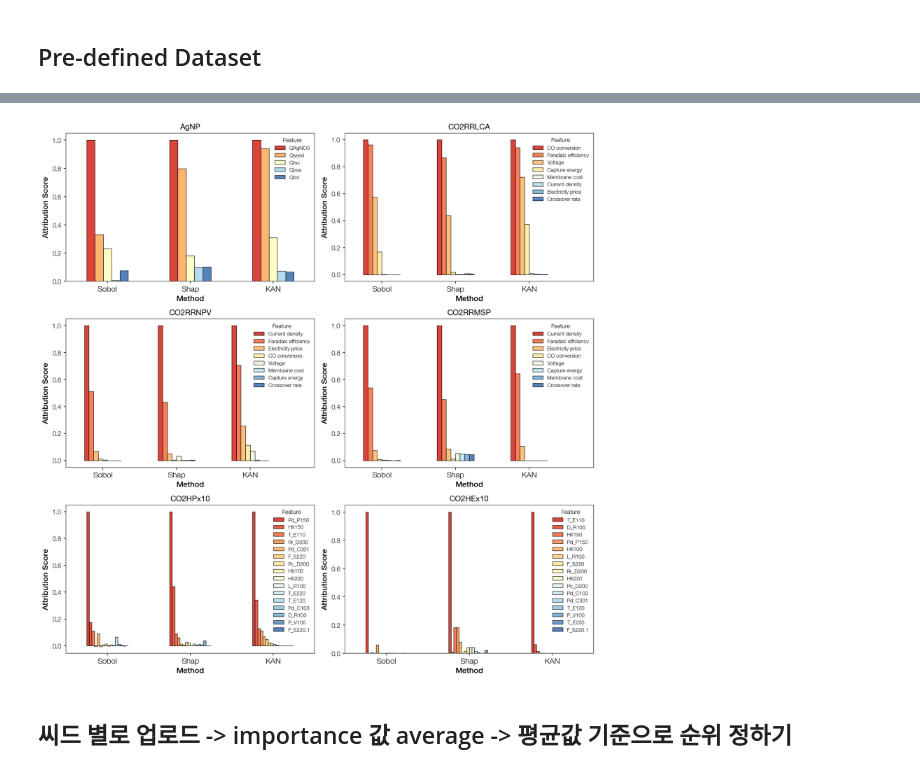
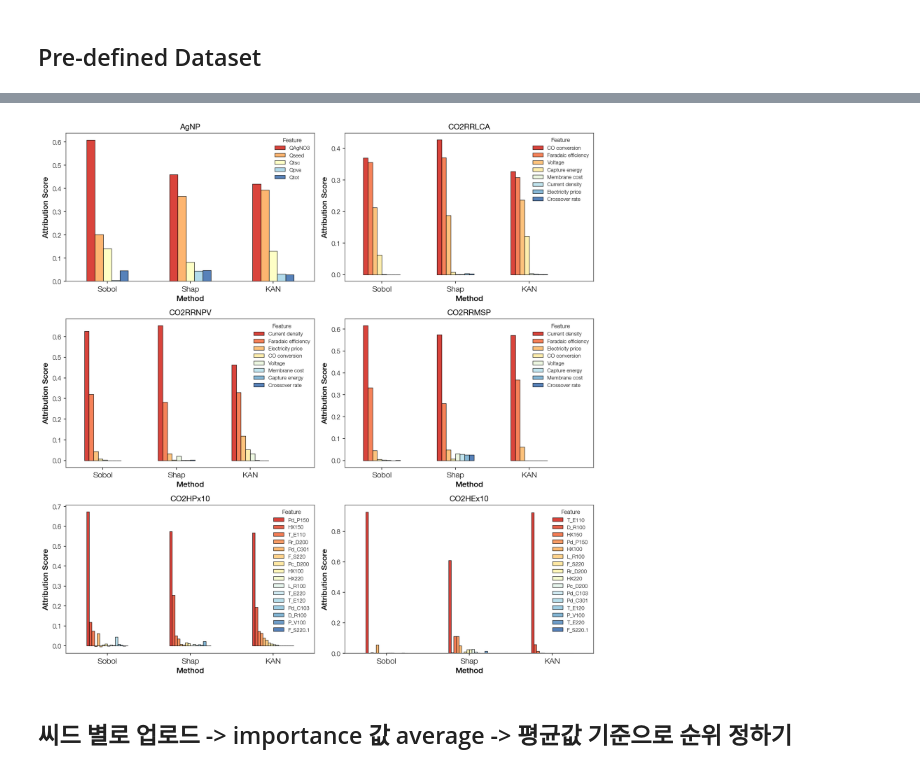
Before and after one commit to foodbanana/pykan, a Jupyter notebook: github/workflows/Hyein/plot_conventional.ipynb, the cells around one changed output, grey strips where cells are left out. Drawn from its saved outputs; the diff is of its cells as text; code cells hidden in the pictures.

```diff
--- a/github/workflows/Hyein/plot_conventional.ipynb
+++ b/github/workflows/Hyein/plot_conventional.ipynb
@@ -168,7 +168,7 @@ import pandas as pd
 import os
 import numpy as np
 
-name_data = 'CO2HPx10'
+name_data = 'CO2HEx10'
 
 root_dir = r"D:\pykan\github\workflows\Hyein"
 file_sobol = os.path.join(root_dir, "material_nn_models", name_data, f"{name_data}_sobol_indices.csv")
@@ -185,7 +185,8 @@ s_ALL = [d[c] for d, c in zip(dfs, columns)]
 df_methods = pd.concat(s_ALL, axis=1)
 df_methods.columns = methods
 df_methods.sort_values('KAN', inplace=True, ascending=False)
-df_methods[methods] = df_methods[methods] / df_methods[methods].max()
+#TODO
+df_methods[methods] = df_methods[methods] / df_methods[methods].sum()
 
 df_methods.index = df_methods.index.str.replace(r'\s*\(.*?\)', '', regex=True)
 
@@ -251,7 +254,7 @@ def get_analysis_res(name_data):
     df_methods = pd.concat(s_ALL, axis=1)
     df_methods.columns = methods
     df_methods.sort_values('KAN', inplace=True, ascending=False)
-    df_methods[methods] = df_methods[methods] / df_methods[methods].max()
+    df_methods[methods] = df_methods[methods] / df_methods[methods].sum()
 
     df_methods.index = df_methods.index.str.replace(r'\s*\(.*?\)', '', regex=True)
 
@@ -261,34 +264,34 @@ def get_analysis_res(name_data):
     return df_transposed
 
 def plot_analysis_res(name_data, ax, df):
     num_feat = len(df.columns)
     cmap = plt.get_cmap('RdYlBu')
     custom_colors = [cmap(x) for x in np.linspace(0.1, 0.9, num_feat)]
     df.plot(kind='bar', rot=0, color=custom_colors, alpha=0.9, ax=ax)
 
     # 4. Customize axes and labels
     ax.set_xlabel('Method')
     ax.set_ylabel('Attribution Score')
     if "CO2RR" in name_data:
         ax.legend(title='Feature', loc='upper right')
         x_min, x_max = ax.get_xlim()
         ax.set_xlim([x_min, x_max*1.15])
     else:
         ax.legend(title='Feature')
     ax.set_title(name_data)
 
 df_data = [get_analysis_res(data) for data in data_list]
 fig, axes = plt.subplots(3, 2, figsize=(12, 12))
 axes_flat = axes.flatten()
 for data, df_target, ax_target in zip(data_list, df_data, axes_flat):
     plot_analysis_res(data, ax_target, df_target)
 
 # Adjust layout and display
 plt.savefig(os.path.join(dir_paper_figure, f"VS_conventionals_All.png"))
 plt.savefig(os.path.join(dir_paper_figure, f"VS_conventionals_All.svg"), format='svg')
 plt.show()
 # %% [output]
-[figure, old version]
+[figure, new version]
 # %% [markdown]
 ## 씨드 별로 업로드 -> importance 값 average -> 평균값 기준으로 순위 정하기
 # %%
```
Also changed, not shown: parts of 2 cells of this notebook, 22 other files.
